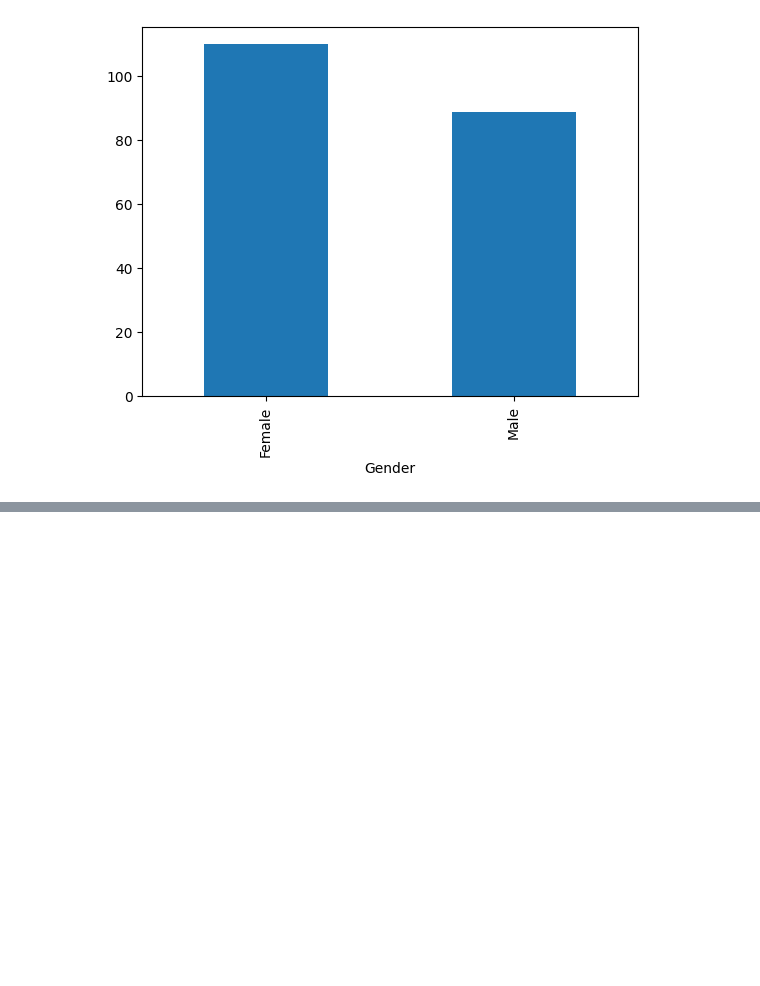
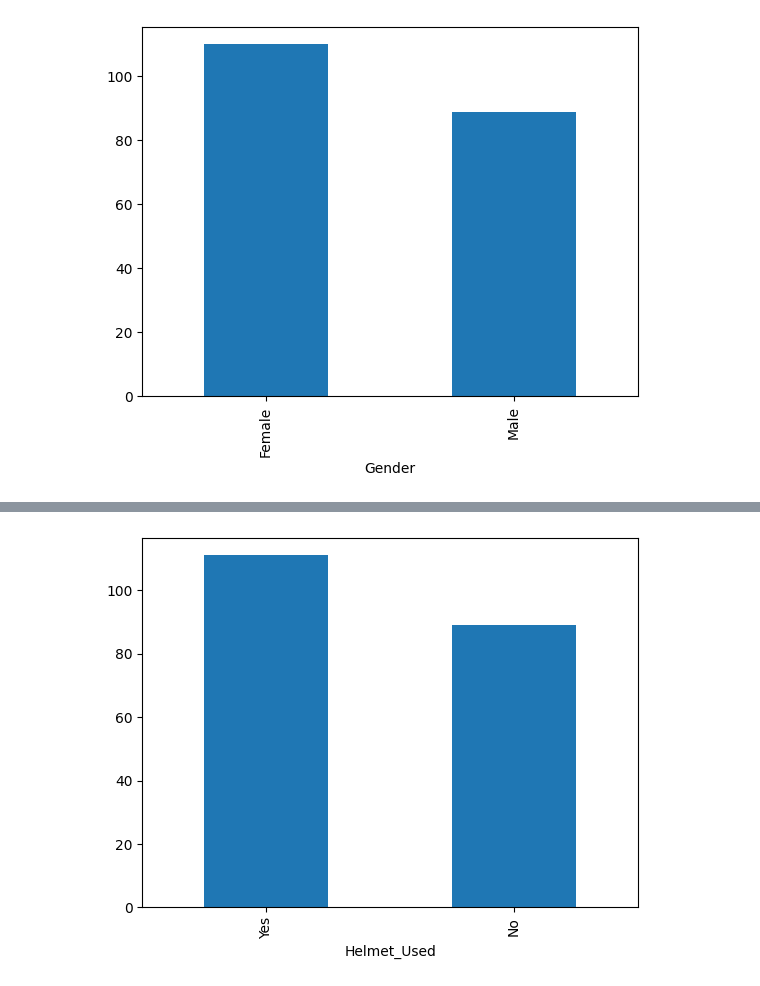
Before and after one commit to lathiam/Learning-Lab-Projet, a Jupyter notebook: Notebook.ipynb, the cells around one changed output, grey strips where cells are left out. Drawn from its saved outputs; the diff is of its cells as text; code cells hidden in the pictures; blank space fills up the shorter version.

```diff
--- a/Notebook.ipynb
+++ b/Notebook.ipynb
@@ -114,0 +127,5 @@ plt.show()
+# %%
+df["Helmet_Used"].value_counts().plot(kind="bar")
+plt.show()
+# %% [output]
+[figure, added]
```
Also changed, not shown: parts of 5 cells of this notebook.
